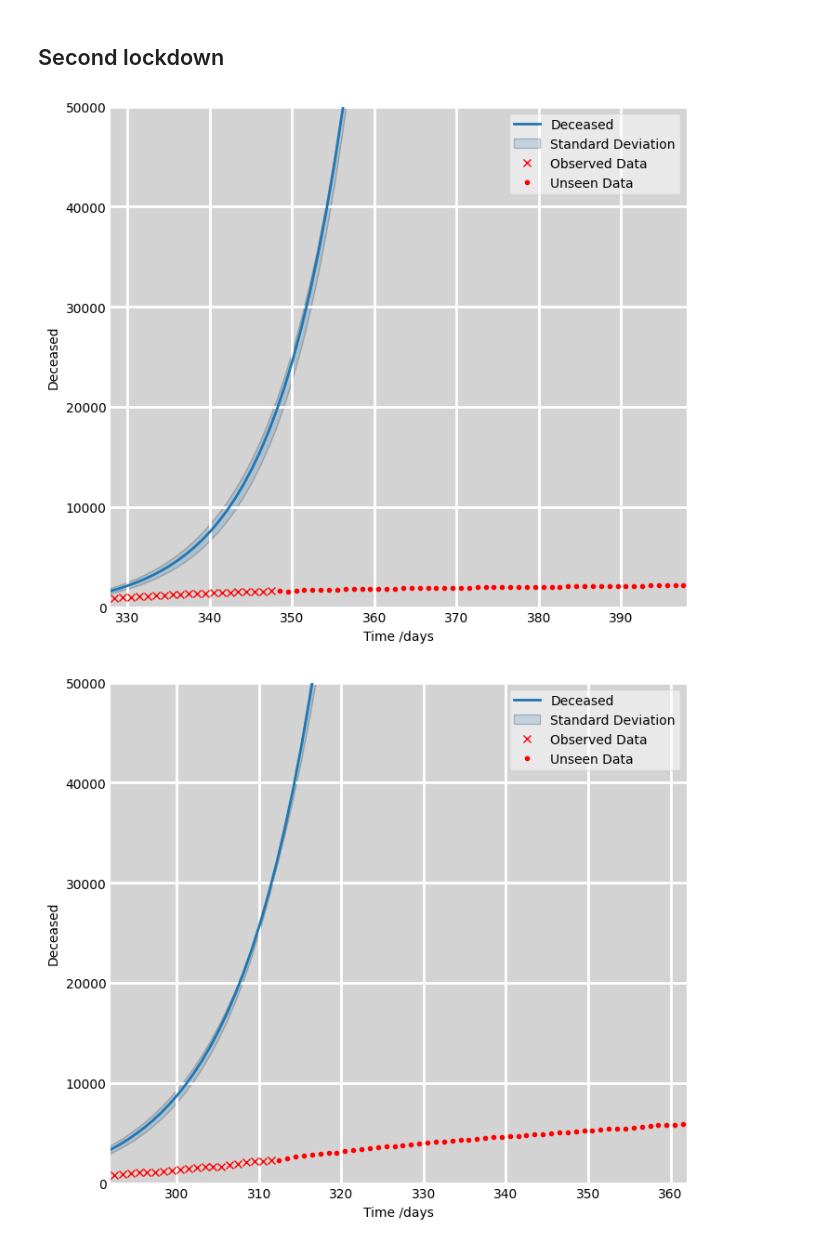
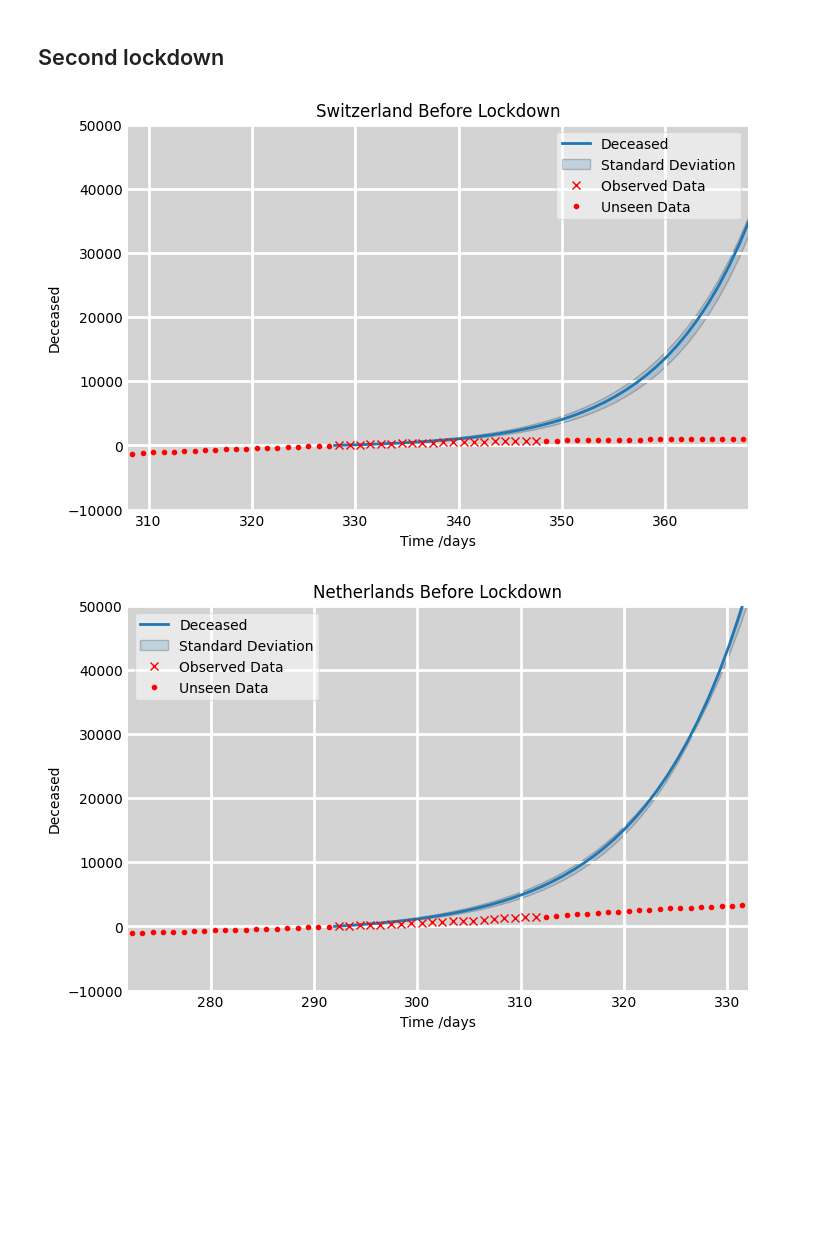
Before and after one commit to zenodea/MCMC_parameter_estimation, a Jupyter notebook: Data Analysis/sird.ipynb, the cells around one changed output. Saved outputs shown, nothing was run; the diff lists cells and outputs as text; code cells hidden in the pictures; blank space fills up the shorter version.

Commit message:
Fixed SIRD graphs (first + second lockdown)

```diff
--- a/Data Analysis/sird.ipynb
+++ b/Data Analysis/sird.ipynb
@@ -63,12 +63,14 @@ def plotSIRD(ax, tf, N, i0, beta, gamma, rho, ylimit, xlimit, sd, offset, sird_t
         ax.spines[spine].set_visible(False)
     return D
 # %%
-def plotRealData (graph, data, offset, beforeForecast, D, manipulate=False):
+def plotRealData (graph, data, offset, beforeForecast, D, minus, manipulate=False):
     if (manipulate==False):
         deaths = data["cumDeath"].tolist()
+        deaths = [x-minus for x in deaths]
     else:
-        deaths = data["cumDeath"]-data["cumDeath"].loc[offset-15]
+        deaths = data["cumDeath"]-data["cumDeath"].loc[offset]
         deaths = deaths.to_list()
+        deaths = [x+minus for x in deaths]
     t = np.linspace(0, 700, 700)
     if (offset != 0):
         graph.plot(t[0:offset], deaths[0:offset], 'r', marker='.', linestyle = 'None')
@@ -167,7 +169,7 @@ for country in country_names:
         'date': obvData_end+30
     }
     ax1.set_title(country + " Before Lockdown")
-    final_graph =plotRealData(ax1, realData, obvData_start, obvData_end, graph)
+    final_graph =plotRealData(ax1, realData, obvData_start, obvData_end, graph,0)
     plt.savefig('results/first_q/'+country+'.png')
 # %% [output]
 [figure]
@@ -184,23 +186,24 @@ for country in country_names:
 # %%
 country_names = ['Switzerland','Netherlands','France','Germany','Italy','Spain','UK']
 sird_deaths = {}
 for country in country_names:
-    fig, (ax1) = plt.subplots(1,1, figsize=(8,7))
+    fig, (ax1) = plt.subplots(1,1, figsize=(8,5))
     ax1.set_facecolor('lightgrey')
     # Plot the data on three separate curves for S(t), I(t) and R(t)
 
     pop = dataset[country]['pop']
     startDate = dataset[country]['sLock'][0]
     realData = pd.read_csv('../processed_data/cumDeath'+country+'.csv')
     firstDate = realData.loc[0]['date']
 
-    # before
     obvData_start = timeTot(firstDate,startDate)
     obvData_end = timeTot(firstDate,addTime(startDate,20))
+    add = dataset[country]['data'].iloc[[obvData_start]]['cumDeath']
     df = pd.read_csv('mcmc_data/'+country+"/sLock_before.csv")
-    graph = plotSIRD(ax1,200, pop, df.loc[3][1], df.loc[0][1], df.loc[1][1], df.loc[2][1], [0,50000], [obvData_start,obvData_end+50], [df.loc[0][2], df.loc[1][2], df.loc[2][2]], timeTot(firstDate,startDate)-15, False)
-    plotRealData(ax1, realData, obvData_start, obvData_end, graph, True)
+    graph = plotSIRD(ax1,200, pop, df.loc[3][1], df.loc[0][1], df.loc[1][1], df.loc[2][1], [-10000,50000], [obvData_start-20,obvData_end+20], [df.loc[0][2], df.loc[1][2], df.loc[2][2]], timeTot(firstDate,startDate), False)
+    plotRealData(ax1, realData, obvData_start, obvData_end, graph, 0, True)
+    ax1.set_title(country + " Before Lockdown")
     plt.savefig('results/second_q/'+country+'.png')
 # %% [output]
-[figure, old version]
+[figure, new version]
-[figure, old version]
+[figure, new version]
```
Also changed, not shown: parts of 1 cell of this notebook, 14 other files.
